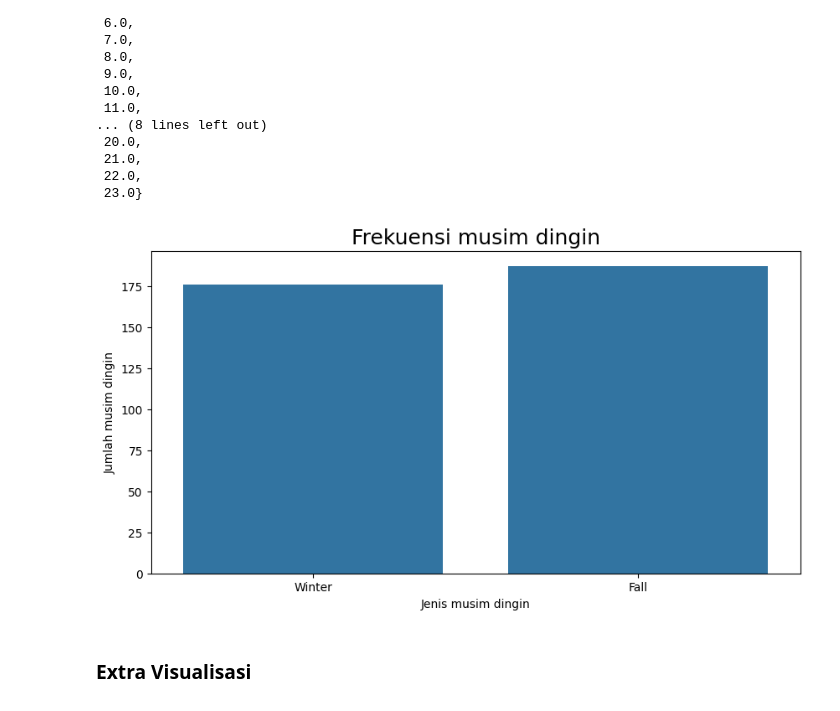
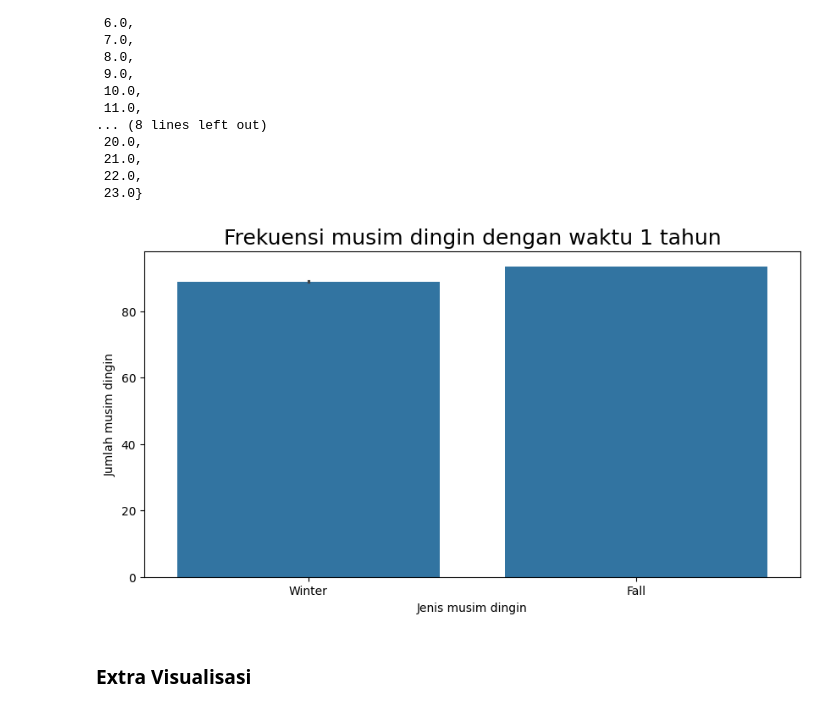
Before and after one commit to ValentioStanley/Data-Analysis-with-Python, a Jupyter notebook: notebook.ipynb, the cells around one changed output. Saved outputs shown, nothing was run; the diff lists cells and outputs as text; code cells hidden in the pictures.

```diff
--- a/notebook.ipynb
+++ b/notebook.ipynb
@@ -520,4 +520,6 @@ byseason_df1
 # %%
+start_date, end_date = (df2.tgl_hari_jam.min()),(df2.tgl_hari_jam.min() + pd.DateOffset(years=1))
+df2 = df2[(df2.tgl_hari_jam >= start_date) & (df2.tgl_hari_jam <= end_date)]
 df2.musim_jam = df2.musim_jam.replace({3: "Fall", 4: "Winter"})
 display(df2)
 group_df2 = df2.groupby(by=["musim_jam","jam"]).agg({"musim_jam":"count"}).rename(columns={'musim_jam': 'jml_musim_jam'}).reset_index()
@@ -746,17 +748,17 @@ array([ 0.,  1.,  2.,  3.,  4.,  5.,  6.,  7.,  8.,  9., 10., 11., 12.,
 # %%
 plt.figure(figsize=(10, 5))
 sns.barplot(
     x="musim_jam",
     y="jml_musim_jam",
     data=byseason_df2.sort_values(by="jml_musim_jam", ascending=True)
     )
-plt.title("Frekuensi musim dingin", loc="center", fontsize=18)
+plt.title("Frekuensi musim dingin dengan waktu 1 tahun", loc="center", fontsize=18)
 plt.xticks(fontsize=10)
 plt.ylabel("Jumlah musim dingin")
 plt.xlabel("Jenis musim dingin")
 plt.show()
 # %% [output]
-[figure, old version]
+[figure, new version]
 # %% [markdown]
 ### Extra Visualisasi
 # %% [markdown]
```
Also changed, not shown: parts of 11 cells of this notebook.
